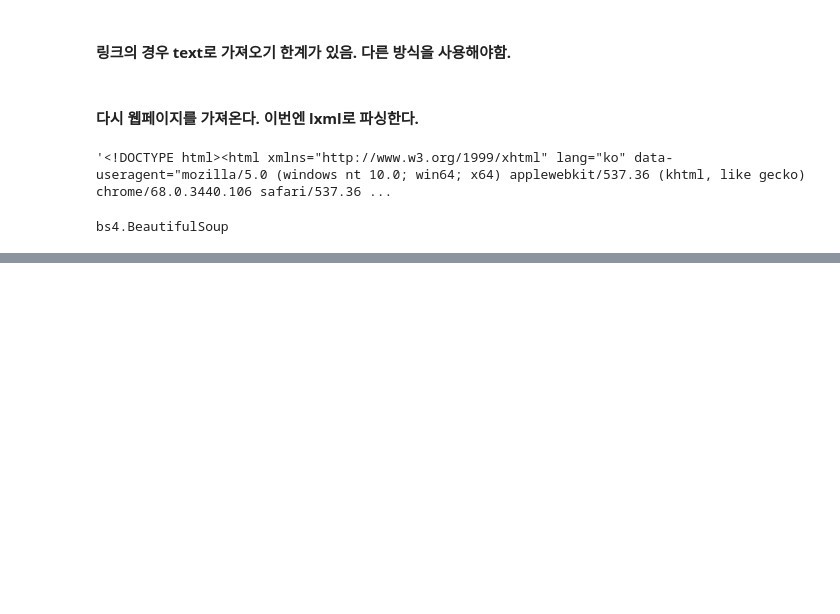
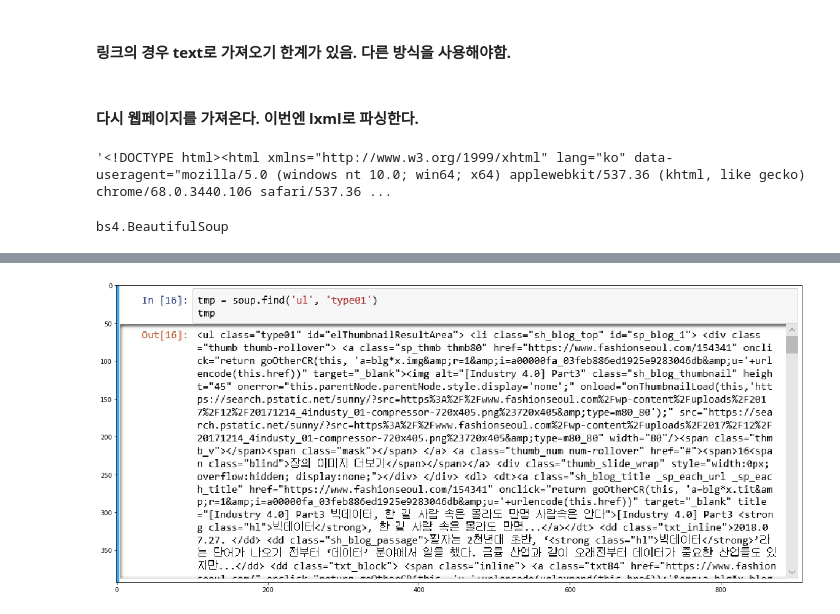
Before and after one commit to todagi/Web_Crawling, a Jupyter notebook: Web_crawling 02 - 네이버 검색 결과 가져오기.ipynb, the cells around one changed output, grey strips where cells are left out. Cells and saved outputs as stored; diff of their text form; code cells hidden in the pictures; blank space fills up the shorter version.

```diff
--- a/Web_crawling 02 - 네이버 검색 결과 가져오기.ipynb
+++ b/Web_crawling 02 - 네이버 검색 결과 가져오기.ipynb
@@ -214,0 +226,7 @@ bs4.BeautifulSoup
+# %%
+img = imread('result1.jpg')
+plt.figure(figsize = (20, 20))
+plt.imshow(img)
+plt.show()
+# %% [output]
+[figure, added]
```
Also changed, not shown: parts of 16 cells of this notebook.
